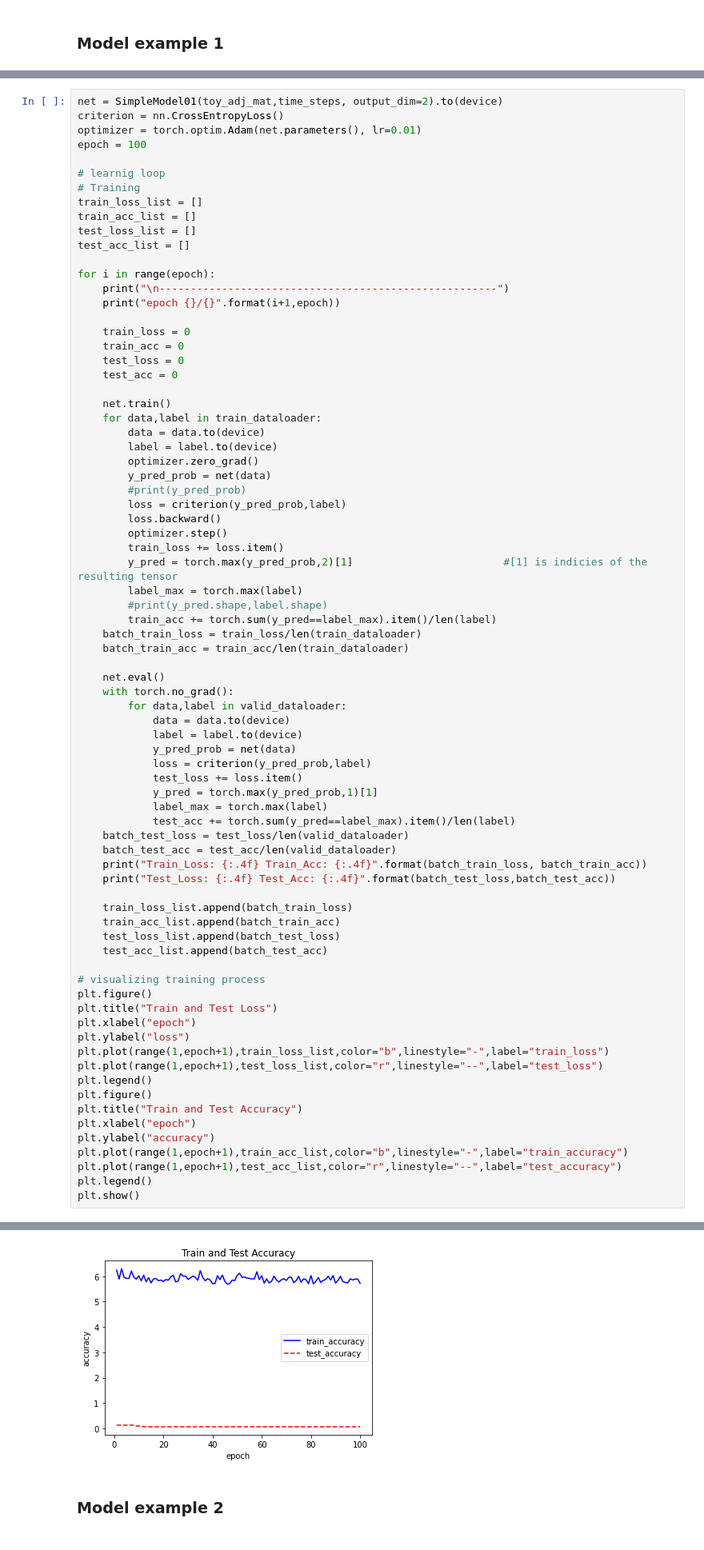
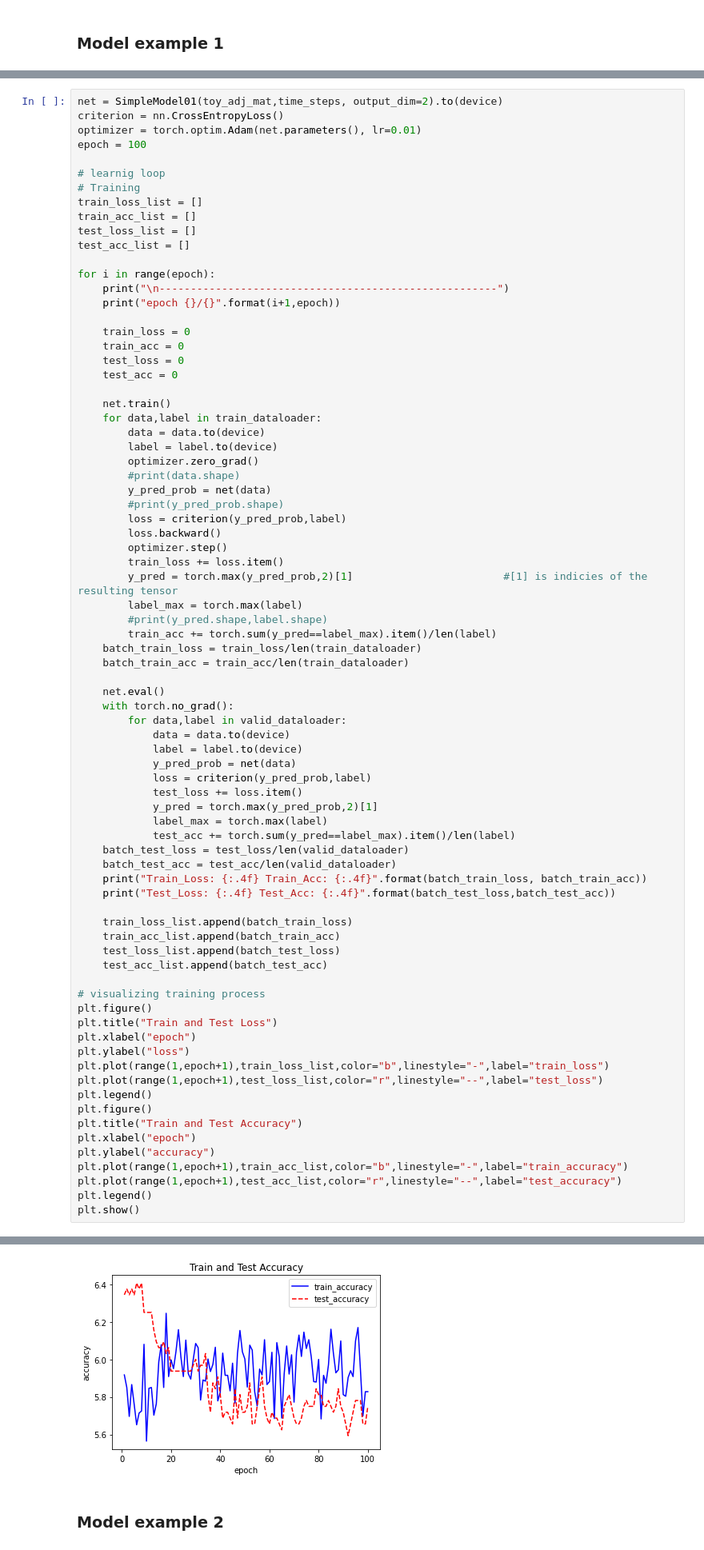
Before and after one commit to Vinnesta/l45-music-gnn, a Jupyter notebook: L45_Mozart_is_a_GNN.ipynb, the cells around one changed output, grey strips where cells are left out. Shown at 80% size. Saved outputs shown, nothing was run; the diff lists cells and outputs as text.

```diff
--- a/L45_Mozart_is_a_GNN.ipynb
+++ b/L45_Mozart_is_a_GNN.ipynb
@@ -224,8 +223,9 @@ for i in range(epoch):
         data = data.to(device)
         label = label.to(device)
         optimizer.zero_grad()
+        #print(data.shape)
         y_pred_prob = net(data)
-        #print(y_pred_prob)
+        #print(y_pred_prob.shape)
         loss = criterion(y_pred_prob,label)
         loss.backward()
         optimizer.step()
@@ -245,7 +245,7 @@ for i in range(epoch):
             y_pred_prob = net(data)
             loss = criterion(y_pred_prob,label)
             test_loss += loss.item()
-            y_pred = torch.max(y_pred_prob,1)[1]
+            y_pred = torch.max(y_pred_prob,2)[1]
             label_max = torch.max(label)
             test_acc += torch.sum(y_pred==label_max).item()/len(label)
     batch_test_loss = test_loss/len(valid_dataloader)
@@ -313,4 +298,4 @@ Test_Loss: 14.9445 Test_Acc: 0.0625
-[figure, old version]
+[figure, new version]
 # %% [markdown]
 ### Model example 2
 # %%
```
Also changed, not shown: parts of 11 cells of this notebook.
